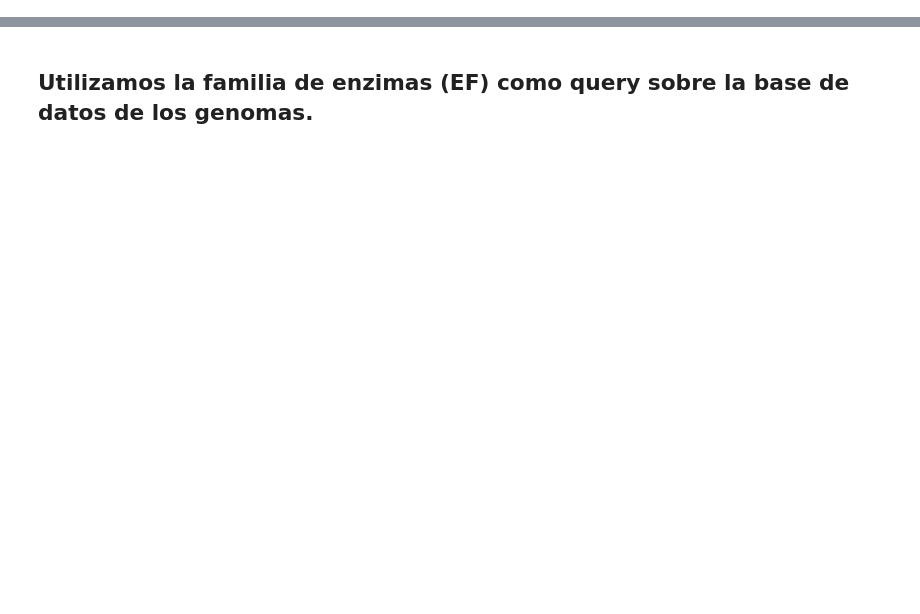
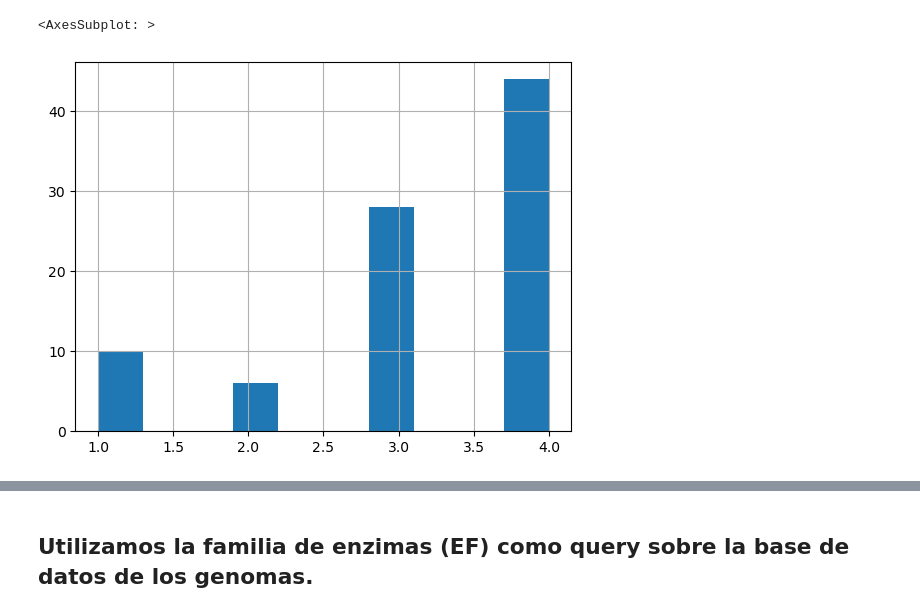
Before and after one commit to CsarMijangos/CsarPos, a Jupyter notebook: Jupyter_notebooks/Obtener_Exp_Fam.ipynb, the cells around one changed output, grey strips where cells are left out. Drawn from its saved outputs; the diff is of its cells as text; code cells hidden in the pictures; blank space fills up the shorter version.

```diff
--- a/Jupyter_notebooks/Obtener_Exp_Fam.ipynb
+++ b/Jupyter_notebooks/Obtener_Exp_Fam.ipynb
@@ -39,0 +64,8 @@ df3_2 = pd.read_csv("/home/csar/Proyectos/Posdoc/Proyecto_pos/CsarPos/blast_ExpF
+# %%
+DF1 = df1[df1["bitscore"]>=100]
+DF1
+#DF1.hist(column = "bitscore")
+DF1["subject"].value_counts().hist()
+# %% [output]
+<AxesSubplot: >
+[figure, added]
```
Also changed, not shown: parts of 46 cells of this notebook, 1 other file.
